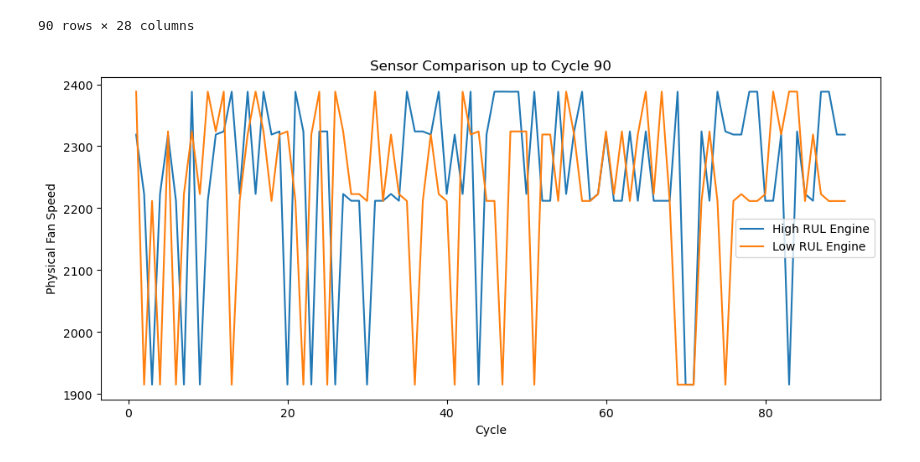
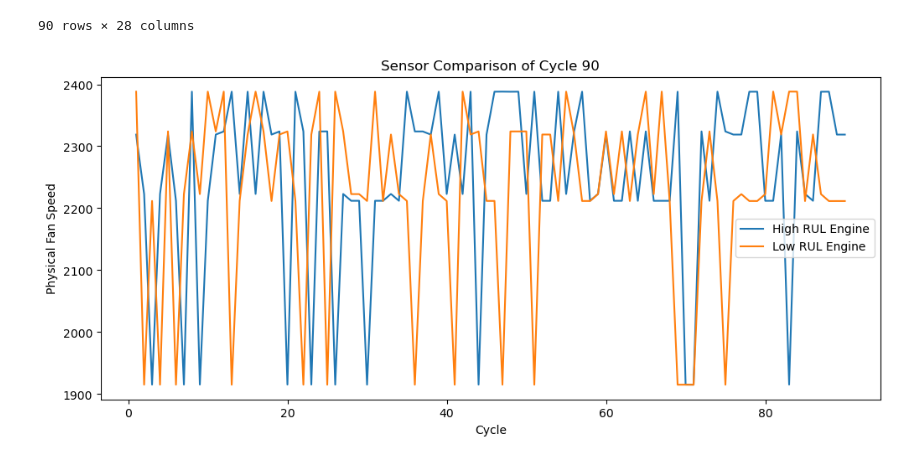
Before and after one commit to yadvendrasinghshekhawat02-design/first-, a Jupyter notebook: fd004_analysis.ipynb, the cells around one changed output. Drawn from its saved outputs; the diff is of its cells as text; code cells hidden in the pictures.

```diff
--- a/fd004_analysis.ipynb
+++ b/fd004_analysis.ipynb
@@ -537 +556,4 @@ Index(['unit_number', 'time_cycles', 'setting_1', 'setting_2', 'setting_3',
       dtype='object')
+# %%
+train_df.rename(columns={"time_cycles_x": "time_cycles"}, inplace=True)
+train_df.columns
@@ -537,0 +575,3 @@ Index(['unit_number', 'time_cycles', 'setting_1', 'setting_2', 'setting_3',
+# %%
+train_df.drop("time_cycles_y", axis=1, inplace=True)
+train_df.columns
@@ -671,18 +726,18 @@ engine_high
 # %%
 plt.figure(figsize=(12, 5))
 
 plt.plot(engine_high["time_cycles"],
-         engine_high[sensor_name],
+         engine_high["(Physical fan speed) (rpm)"],
          label="High RUL Engine")
 
 plt.plot(engine_low["time_cycles"],
-         engine_low[sensor_name],
+         engine_low["(Physical fan speed) (rpm)"],
          label="Low RUL Engine")
 
 plt.xlabel("Cycle")
 plt.ylabel("Physical Fan Speed")
-plt.title("Sensor Comparison up to Cycle 90")
+plt.title("Sensor Comparison of Cycle 90")
 plt.legend()
 plt.show()
 # %% [output]
-[figure, old version]
+[figure, new version]
```
Also changed, not shown: parts of 13 cells of this notebook.
